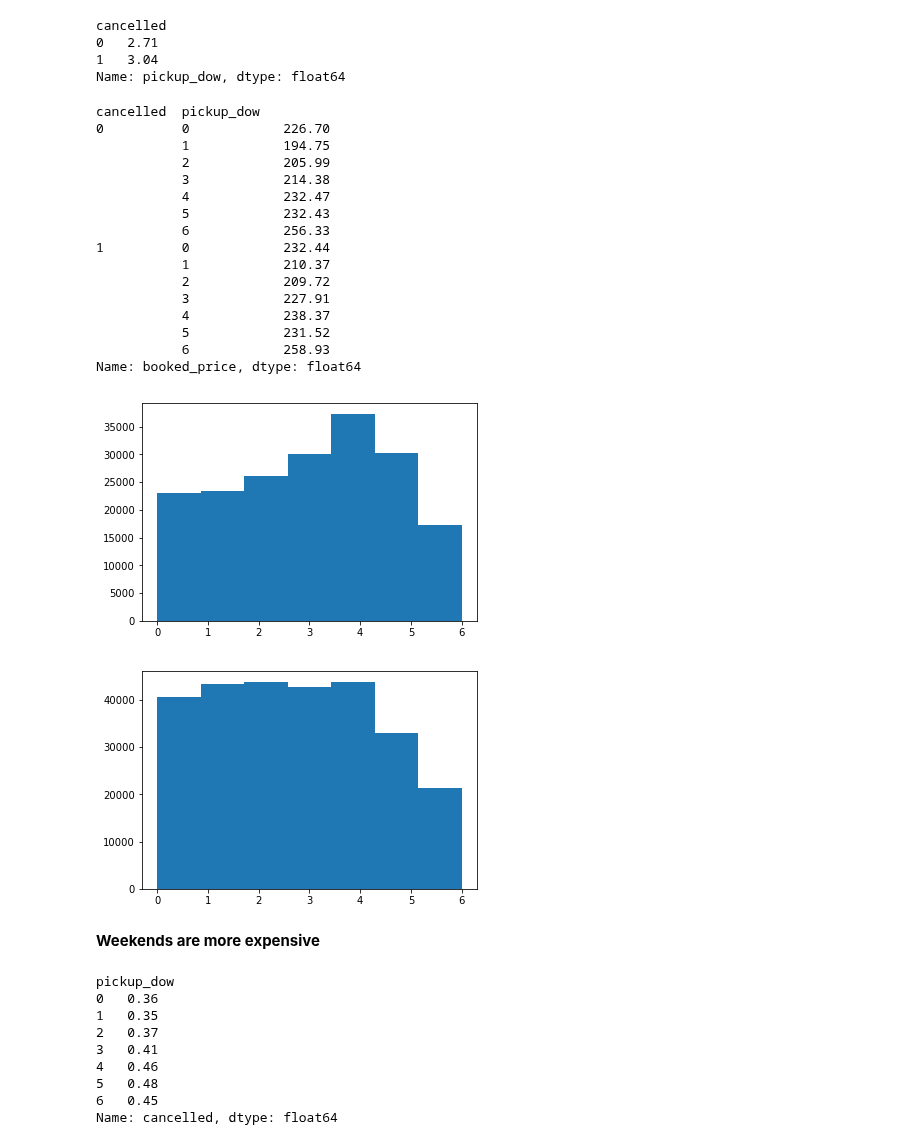
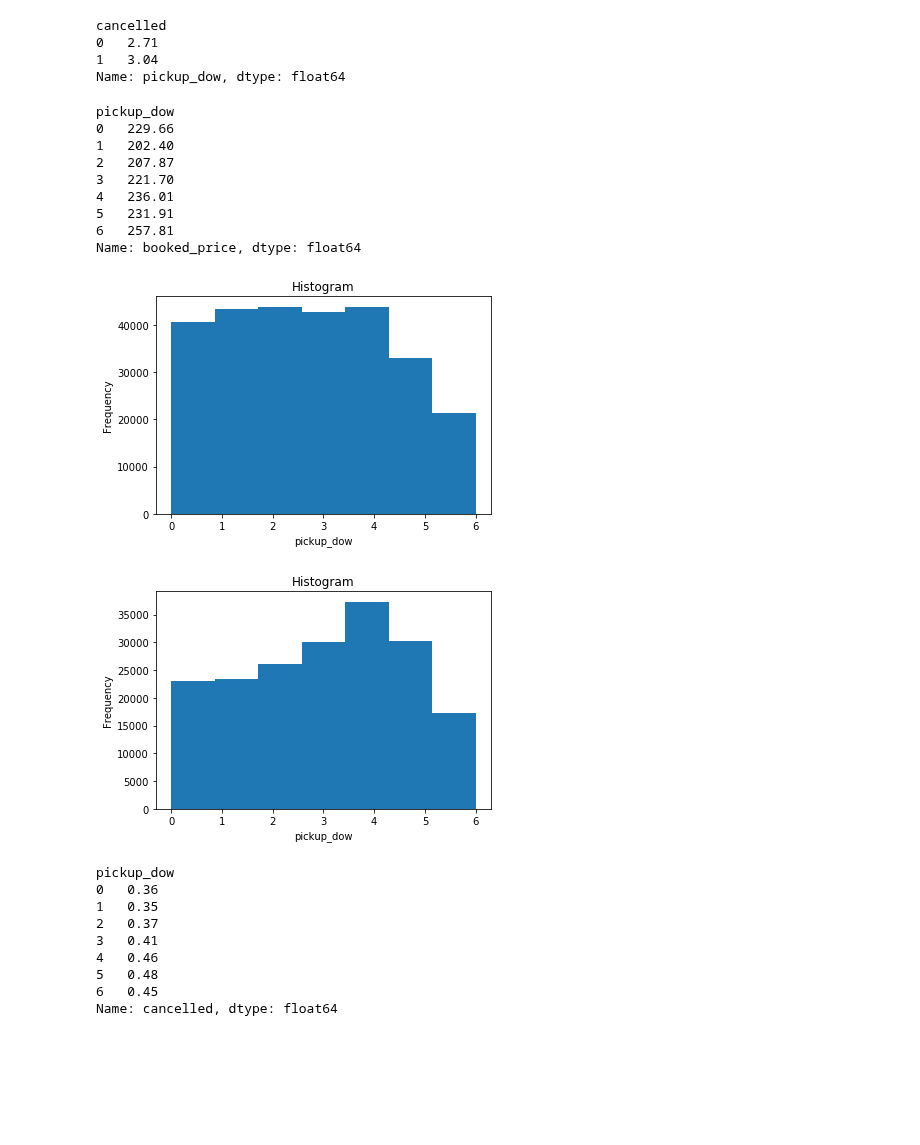
Before and after one commit to mengeling/silvercar-cancellation-predictor, a Jupyter notebook: EDA/EDA.ipynb, the cells around one changed output. Cells and saved outputs as stored; diff of their text form; code cells hidden in the pictures; blank space fills up the shorter version.

```diff
--- a/EDA/EDA.ipynb
+++ b/EDA/EDA.ipynb
@@ -92,8 +86,20 @@ df[df["updated_at"] < df["created_at"]].head()
 5 rows × 53 columns
 # %% [markdown]
 **There are 42 rows where the creation date is later than the modified timestamp, but I'm going to leave them in the dataframe for now because the modified time is only minutes before the creation date.**
+# %%
+def plot_histogram(series, xlim=None, ylim=None, bins=100):
+    fig, ax = plt.subplots()
+    if xlim is not None:
+        ax.set_xlim(xlim)
+    if ylim is not None:
+        ax.set_ylim(ylim)
+    ax.hist(series, bins=bins)
+    ax.set_title("Histogram")
+    ax.set_xlabel(series.name)
+    ax.set_ylabel("Frequency")
+    fig.show()
 # %% [markdown]
 #### Create days to pickup and trip duration features
 # %%
-df["time_to_pickup"] = (df["pickup"] - df["created_at"]).dt.total_seconds() / 86400
+df["days_to_pickup"] = (df["pickup"] - df["created_at"]).dt.total_seconds() / 86400
 df["trip_duration"] = (df["dropoff"] - df["pickup"]).dt.total_seconds() / 86400
@@ -256,3 +261,0 @@ df_modified.groupby("cancelled")[["modified", "modified_time"]].mean()
-# %%
-df["modified"] = (df["updated_at"].dt.date > df["created_at"].dt.date).astype(int)
-df["modified_time"] = (df["updated_at"] - df["created_at"]).dt.total_seconds() / 86400
@@ -324,5 +317,7 @@ Name: booking_application, dtype: float64
 # %% [markdown]
 **Users are more likely to cancel if they book on the web**
 # %%
-df["web_booking"] = (df["booking_application"].isin(["web", "web-desktop", "web-mobile", "web-tablet"])).astype(int)
+df["web_booking"] = df["booking_application"].isin(["web", "web-desktop", "web-mobile", "web-tablet"]).astype(int)
+df["iphone"] = df["booking_application"].isin(["iphone-appstore"]).astype(int)
+df["android"] = df["booking_application"].isin(["android"]).astype(int)
 # %%
@@ -451,36 +445,25 @@ cancelled
 1   3.04
 Name: pickup_dow, dtype: float64
 # %%
-df.groupby(["cancelled", "pickup_dow"])["booked_price"].mean()
+df.groupby("pickup_dow")["booked_price"].mean()
 # %% [output]
-cancelled  pickup_dow
-0          0            226.70
-           1            194.75
-           2            205.99
-           3            214.38
-           4            232.47
-           5            232.43
-           6            256.33
-1          0            232.44
-           1            210.37
-           2            209.72
-           3            227.91
-           4            238.37
-           5            231.52
-           6            258.93
+pickup_dow
+0   229.66
+1   202.40
+2   207.87
+3   221.70
+4   236.01
+5   231.91
+6   257.81
 Name: booked_price, dtype: float64
 # %%
-plt.hist(df["pickup_dow"][mask], bins=7)
-plt.show()
+plot_histogram(df["pickup_dow"][~mask], bins=7)
 # %% [output]
-[figure, old version]
+[figure, new version]
 # %%
-plt.hist(df["pickup_dow"][~mask], bins=7)
-plt.show()
+plot_histogram(df["pickup_dow"][mask], bins=7)
 # %% [output]
-[figure, old version]
+[figure, new version]
-# %% [markdown]
-**Weekends are more expensive**
 # %%
 df.groupby("pickup_dow")["cancelled"].mean()
 # %% [output]
```
Also changed, not shown: parts of 87 cells of this notebook, 5 other files.
